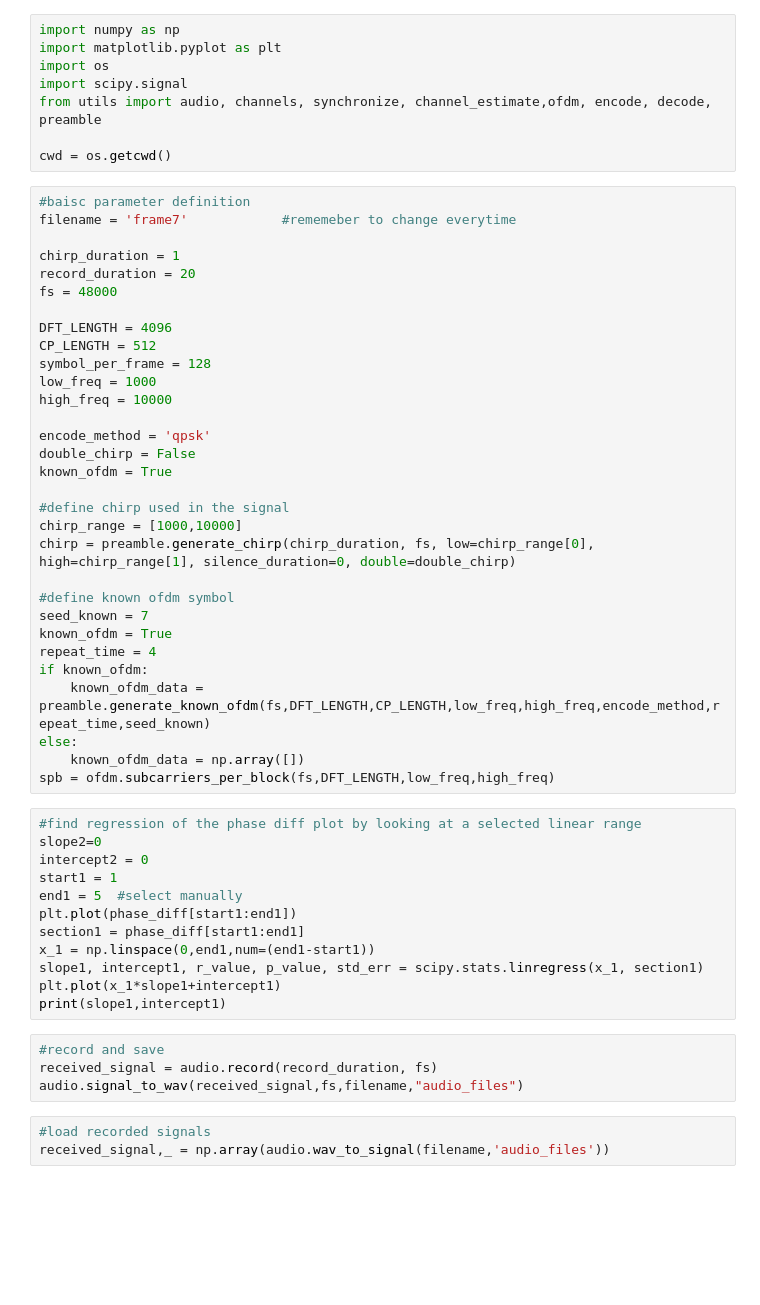
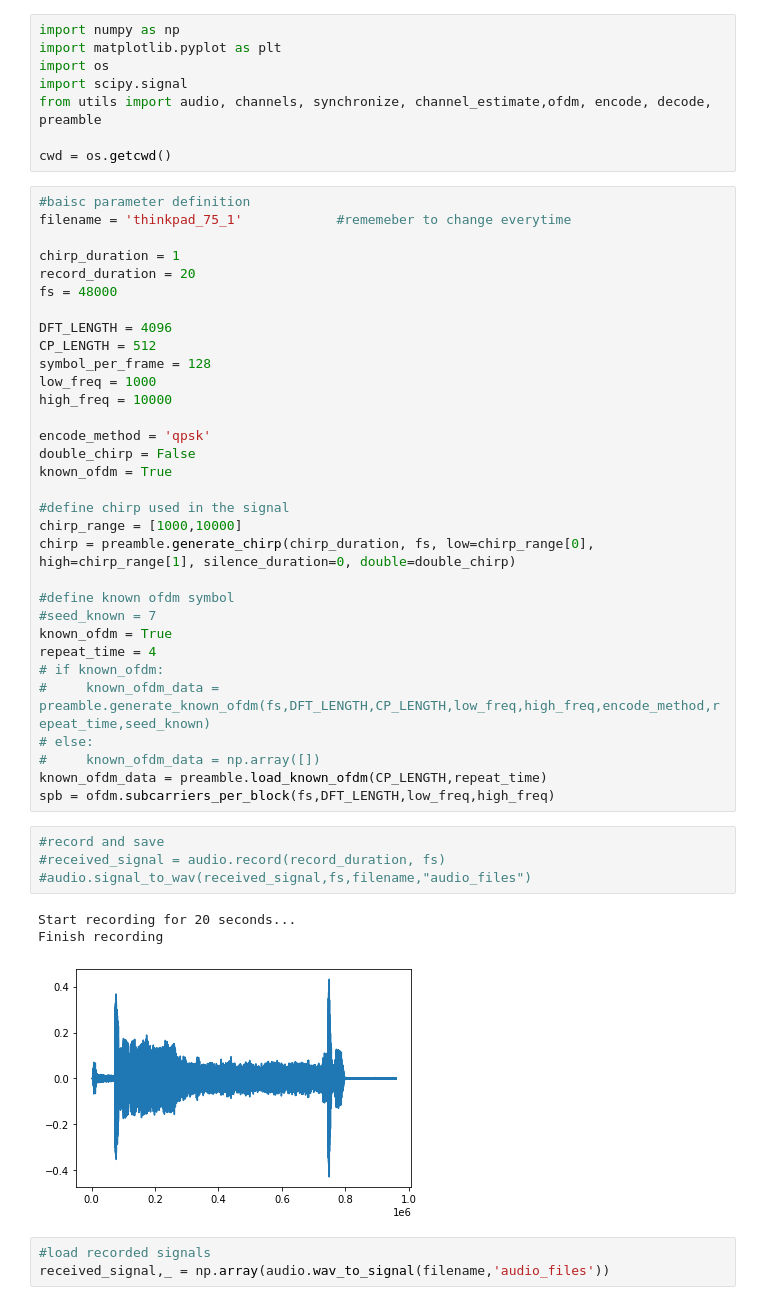
Before and after one commit to Jieying-Chen/IIA_Project_GF3_Group_1, a Jupyter notebook: OFDM_receiver.ipynb, the cells around one changed output. Drawn from its saved outputs; the diff is of its cells as text; blank space fills up the shorter version.

```diff
--- a/OFDM_receiver.ipynb
+++ b/OFDM_receiver.ipynb
@@ -8,7 +8,7 @@ from utils import audio, channels, synchronize, channel_estimate,ofdm, encode, d
 cwd = os.getcwd()
 # %%
 #baisc parameter definition
-filename = 'frame7'            #rememeber to change everytime
+filename = 'thinkpad_75_1'            #rememeber to change everytime
 
 chirp_duration = 1
 record_duration = 20
@@ -29,30 +29,23 @@ chirp_range = [1000,10000]
 chirp = preamble.generate_chirp(chirp_duration, fs, low=chirp_range[0], high=chirp_range[1], silence_duration=0, double=double_chirp)
 
 #define known ofdm symbol
-seed_known = 7
+#seed_known = 7
 known_ofdm = True
 repeat_time = 4
-if known_ofdm:
-    known_ofdm_data = preamble.generate_known_ofdm(fs,DFT_LENGTH,CP_LENGTH,low_freq,high_freq,encode_method,repeat_time,seed_known)
-else:
-    known_ofdm_data = np.array([])
+# if known_ofdm:
+#     known_ofdm_data = preamble.generate_known_ofdm(fs,DFT_LENGTH,CP_LENGTH,low_freq,high_freq,encode_method,repeat_time,seed_known)
+# else:
+#     known_ofdm_data = np.array([])
+known_ofdm_data = preamble.load_known_ofdm(CP_LENGTH,repeat_time)
 spb = ofdm.subcarriers_per_block(fs,DFT_LENGTH,low_freq,high_freq)
-# %%
-#find regression of the phase diff plot by looking at a selected linear range
-slope2=0
-intercept2 = 0
-start1 = 1
-end1 = 5  #select manually
-plt.plot(phase_diff[start1:end1])
-section1 = phase_diff[start1:end1]
-x_1 = np.linspace(0,end1,num=(end1-start1))
-slope1, intercept1, r_value, p_value, std_err = scipy.stats.linregress(x_1, section1)
-plt.plot(x_1*slope1+intercept1)
-print(slope1,intercept1)
 # %%
 #record and save
-received_signal = audio.record(record_duration, fs)
-audio.signal_to_wav(received_signal,fs,filename,"audio_files")
+#received_signal = audio.record(record_duration, fs)
+#audio.signal_to_wav(received_signal,fs,filename,"audio_files")
+# %% [output]
+Start recording for 20 seconds...
+Finish recording
+[figure, added]
 # %%
 #load recorded signals
 received_signal,_ = np.array(audio.wav_to_signal(filename,'audio_files'))
```
Also changed, not shown: parts of 18 cells of this notebook, 1 other file.
